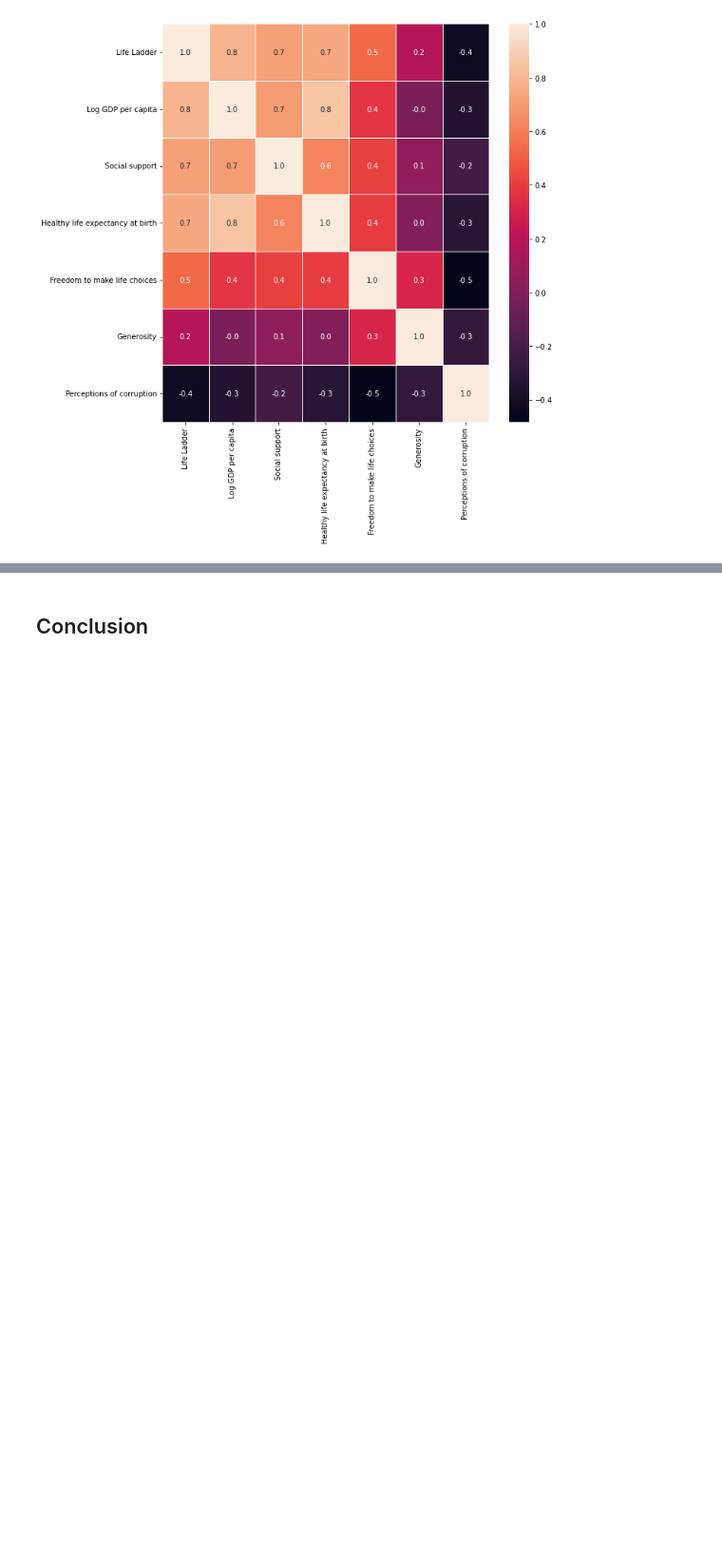
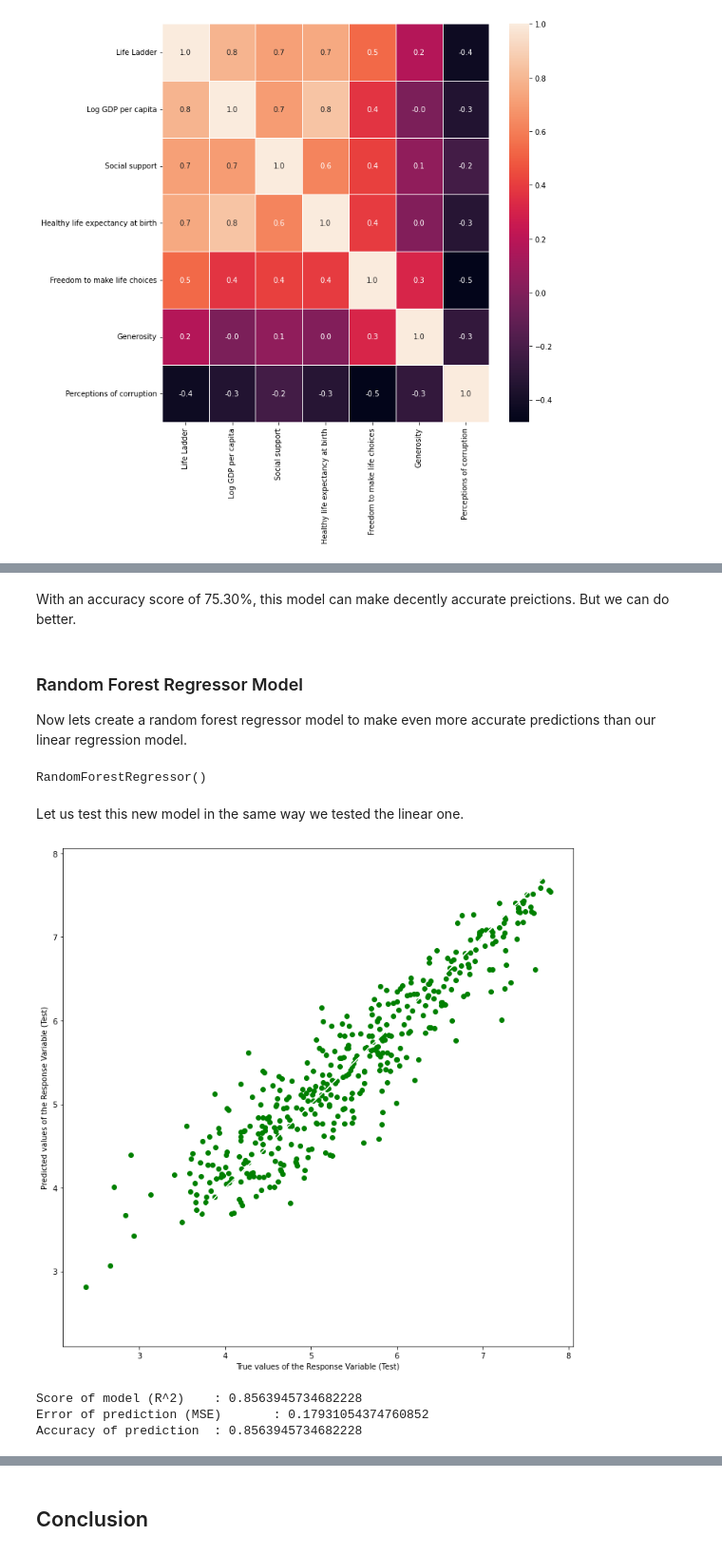
Before and after one commit to VarunAyyappan/CMSC320_Final, a Jupyter notebook: src/index.ipynb, the cells around one changed output, grey strips where cells are left out. Shown at 95% size. Cells and saved outputs as stored; diff of their text form; code cells hidden in the pictures; blank space fills up the shorter version.

```diff
--- a/src/index.ipynb
+++ b/src/index.ipynb
@@ -183,0 +418,31 @@ Building Regression Models
+# %% [markdown]
+With an accuracy score of 75.30%, this model can make decently accurate preictions. But we can do better.
+# %% [markdown]
+### Random Forest Regressor Model
+Now lets create a random forest regressor model to make even more accurate predictions than our linear regression model.
+# %%
+rfr = RandomForestRegressor()
+rfr.fit(X_train,y_train.values.ravel())
+# %% [output]
+RandomForestRegressor()
+# %% [markdown]
+Let us test this new model in the same way we tested the linear one.
+# %%
+y_test_pred_R = rfr.predict(X_test)
+
+f, axes = plt.subplots(1, 1, figsize=(12, 12))
+plt.scatter(y_test, y_test_pred_R, color = "green")
+plt.plot(y_test, y_test, 'w-', linewidth = 1)
+plt.xlabel("True values of the Response Variable (Test)")
+plt.ylabel("Predicted values of the Response Variable (Test)")
+plt.show()
+
+print("Score of model (R^2) \t:", rfr.score(X_test, y_test))
+print("Error of prediction (MSE) \t:", mean_squared_error(y_test, y_test_pred_R))
+print("Accuracy of prediction \t:", metrics.r2_score(y_test, y_test_pred_R))    # how well the model actually did on the test set
+print()
+# %% [output]
+[figure, added]
+Score of model (R^2)    : 0.8563945734682228
+Error of prediction (MSE)       : 0.17931054374760852
+Accuracy of prediction  : 0.8563945734682228
```
Also changed, not shown: parts of 32 cells of this notebook, 1 other file.
